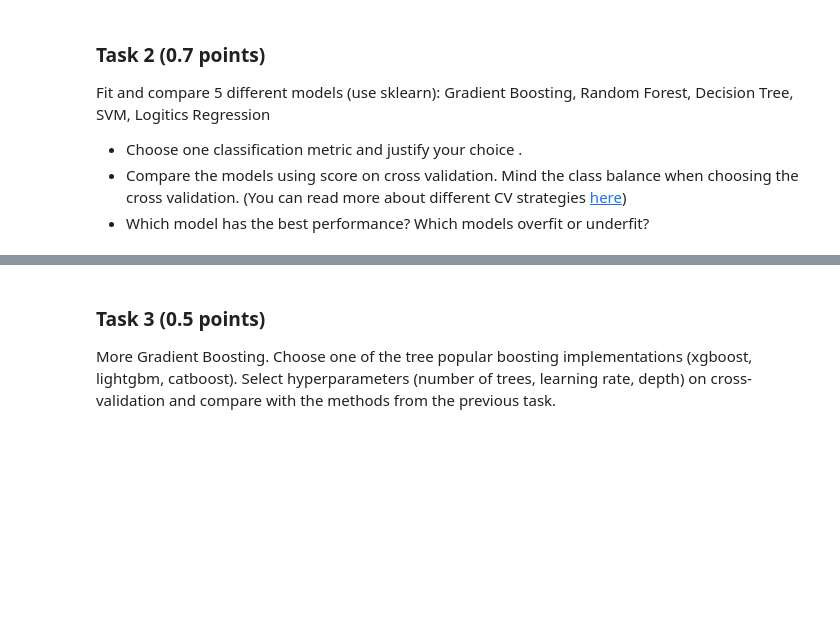
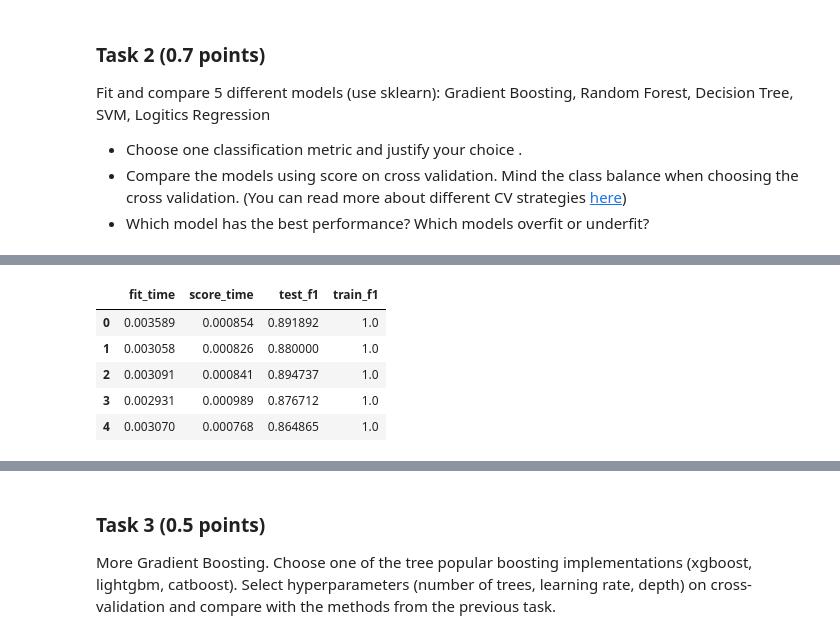
Before and after one commit to Badcat330/ml_se, a Jupyter notebook: hw/hw_4/hw4.ipynb, the cells around one changed output, grey strips where cells are left out. Cells and saved outputs as stored; diff of their text form; code cells hidden in the pictures; blank space fills up the shorter version.

```diff
--- a/hw/hw_4/hw4.ipynb
+++ b/hw/hw_4/hw4.ipynb
@@ -788,0 +816,14 @@ gradientModel.fit(X_train, y_train)
+# %%
+from sklearn.tree import DecisionTreeClassifier
+
+decisionTreeModel = DecisionTreeClassifier()
+cv_results_decisionTree = cross_validate(decisionTreeModel, X_train, y_train, scoring=scores,
+                                         cv=StratifiedKFold(), n_jobs=-1, return_train_score=True)
+pd.DataFrame(cv_results_decisionTree)
+# %% [output]
+|  | fit_time | score_time | test_f1 | train_f1 |
+| 0 | 0.003589 | 0.000854 | 0.891892 | 1.0 |
+| 1 | 0.003058 | 0.000826 | 0.880000 | 1.0 |
+| 2 | 0.003091 | 0.000841 | 0.894737 | 1.0 |
+| 3 | 0.002931 | 0.000989 | 0.876712 | 1.0 |
+| 4 | 0.003070 | 0.000768 | 0.864865 | 1.0 |
```
Also changed, not shown: parts of 29 cells of this notebook.
